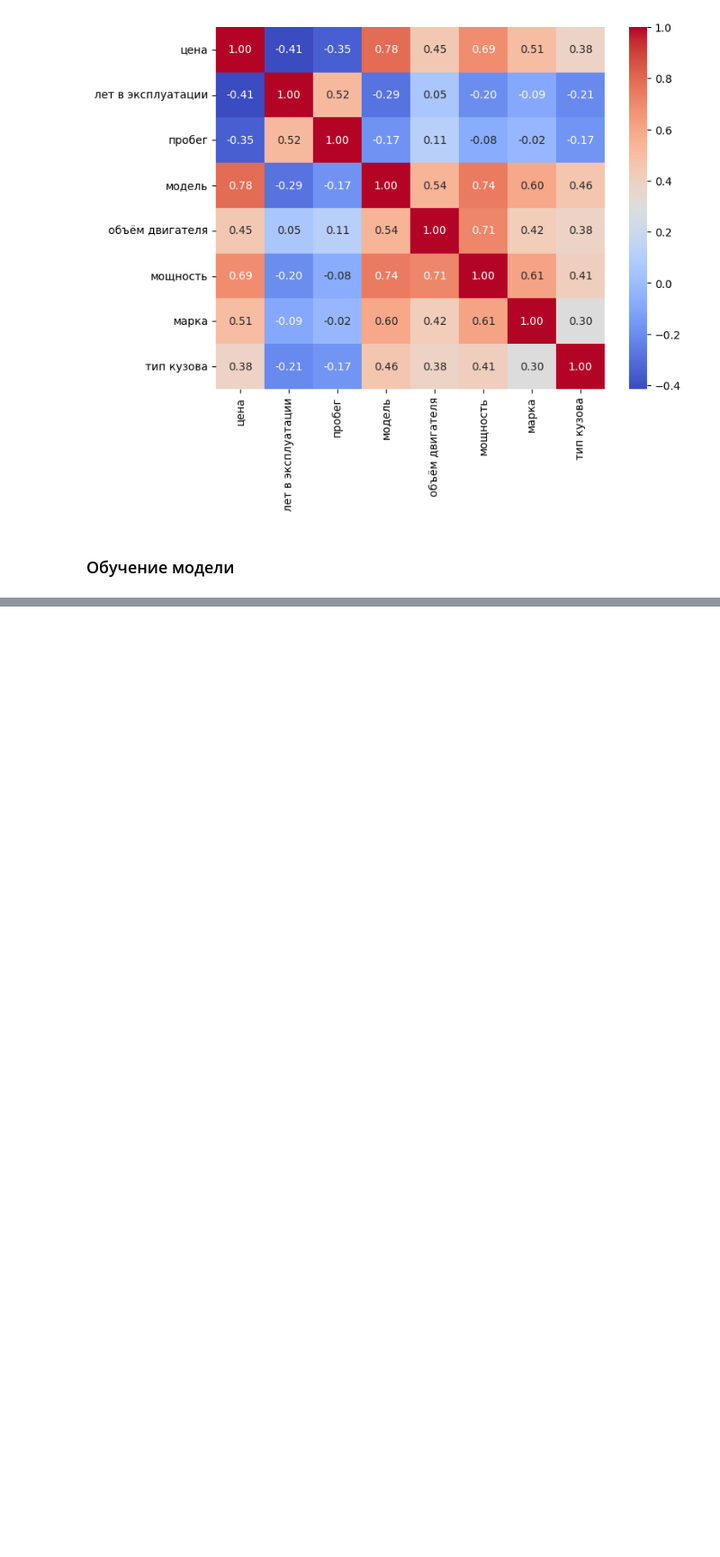
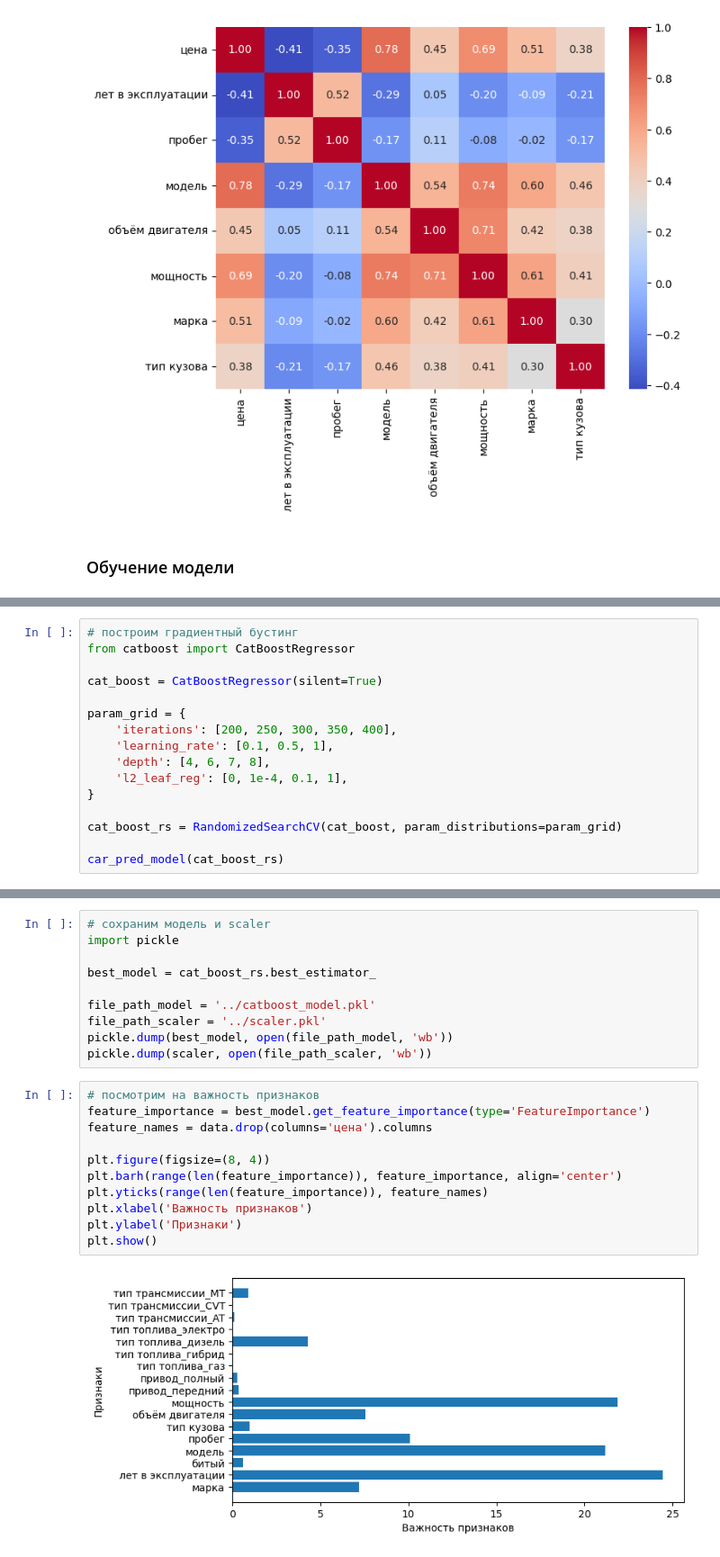
Before and after one commit to DmitryKolbanov/data-science-projects, a Jupyter notebook: car_price/notebooks/car_price_prediction.ipynb, the cells around one changed output, grey strips where cells are left out. Shown at 90% size. Drawn from its saved outputs; the diff is of its cells as text; blank space fills up the shorter version.

Commit message:
save model

```diff
--- a/car_price/notebooks/car_price_prediction.ipynb
+++ b/car_price/notebooks/car_price_prediction.ipynb
@@ -276,0 +408,16 @@ ValueError: numpy.dtype size changed, may indicate binary incompatibility. Expec
+# %%
+# построим градиентный бустинг
+from catboost import CatBoostRegressor
+
+cat_boost = CatBoostRegressor(silent=True)
+
+param_grid = {
+    'iterations': [200, 250, 300, 350, 400],
+    'learning_rate': [0.1, 0.5, 1],
+    'depth': [4, 6, 7, 8],
+    'l2_leaf_reg': [0, 1e-4, 0.1, 1],
+}
+
+cat_boost_rs = RandomizedSearchCV(cat_boost, param_distributions=param_grid)
+
+car_pred_model(cat_boost_rs)
@@ -276,0 +447,23 @@ ValueError: numpy.dtype size changed, may indicate binary incompatibility. Expec
+# %%
+# сохраним модель и scaler
+import pickle
+
+best_model = cat_boost_rs.best_estimator_
+
+file_path_model = '../catboost_model.pkl'
+file_path_scaler = '../scaler.pkl'
+pickle.dump(best_model, open(file_path_model, 'wb'))
+pickle.dump(scaler, open(file_path_scaler, 'wb'))
+# %%
+# посмотрим на важность признаков
+feature_importance = best_model.get_feature_importance(type='FeatureImportance')
+feature_names = data.drop(columns='цена').columns
+
+plt.figure(figsize=(8, 4))
+plt.barh(range(len(feature_importance)), feature_importance, align='center')
+plt.yticks(range(len(feature_importance)), feature_names)
+plt.xlabel('Важность признаков')
+plt.ylabel('Признаки')
+plt.show()
+# %% [output]
+[figure, added]
```
Also changed, not shown: parts of 14 cells of this notebook, 2 other files.
